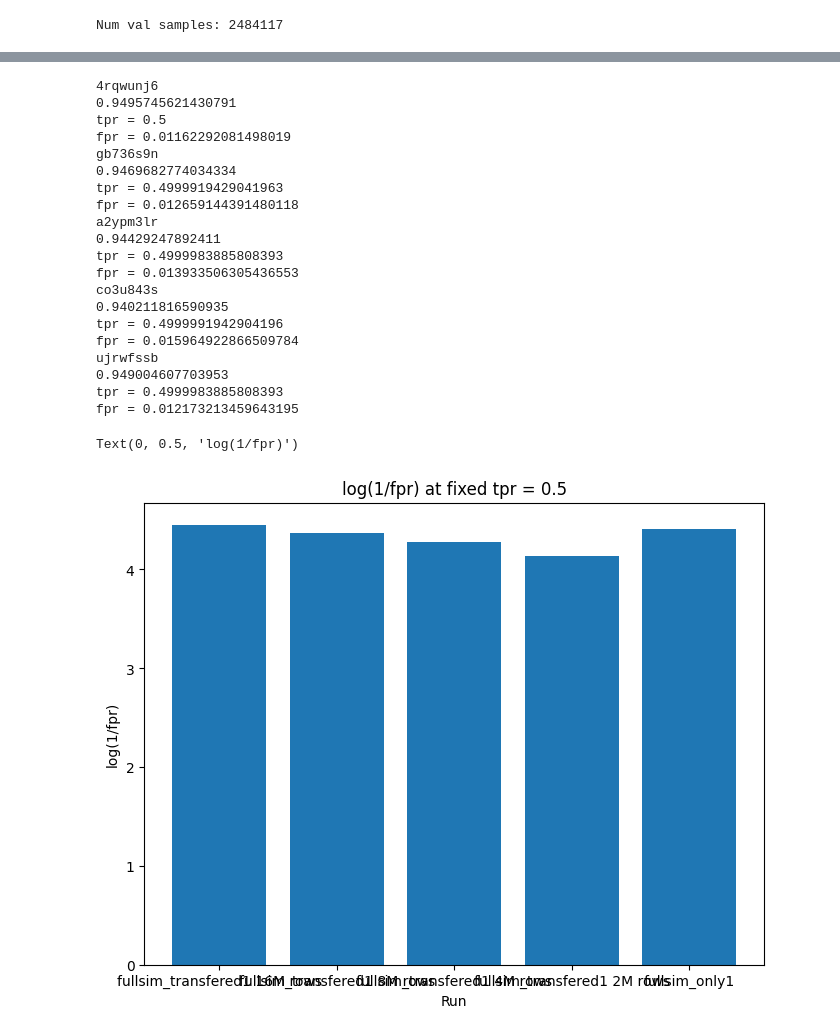
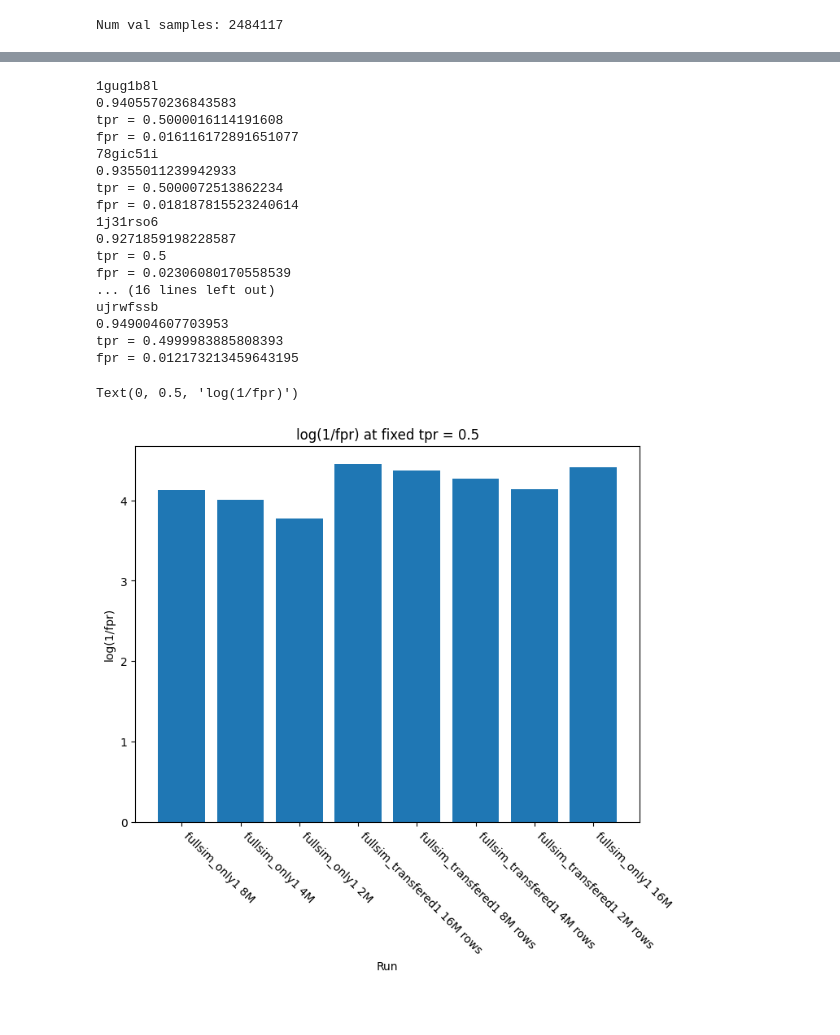
Before and after one commit to evilpegasus/transfer-learning, a Jupyter notebook: plots.ipynb, the cells around one changed output, grey strips where cells are left out. Cells and saved outputs as stored; diff of their text form; code cells hidden in the pictures; blank space fills up the shorter version.

Commit message:
plots with  new runs of fullsim only 2 4 8M rows

```diff
--- a/plots.ipynb
+++ b/plots.ipynb
@@ -132,7 +144,7 @@ test_preprocess_filepaths = [test_dir_preprocess + name for name in test_preproc
 
 DatasetClassToUse = data_utils.H5DatasetLoadAll
 
-test_dataset = DatasetClassToUse(test_preprocess_filepaths[-1:], max_rows=MAX_ROWS, reverse_data=True)
+test_dataset = DatasetClassToUse(test_preprocess_filepaths, max_rows=MAX_ROWS, reverse_data=True)
 test_dataloader = data_utils.JaxDataLoader(test_dataset, batch_size=BATCH_SIZE, shuffle=False)
 print(f"Num val samples: {len(test_dataset)}")
 # %% [output]
@@ -213,0 +232,25 @@ roc_auc = 0.949004607703953
+# %%
+# sperate plots for each num rows
+NUM_ROWS = [2048000, 4096000, 8192000, 16384000]
+
+for num_rows in NUM_ROWS:
+  plt.figure(figsize=(8,6))
+  for run in runs:
+    if run.config["seed"] != 1:
+      continue
+    if run.config["train_samples"] != num_rows:
+      continue
+    print(f"{run.name}: {run.id} (seed: {run.config['seed']})")
+    y_true, y_pred = output_dict[run.id]
+    fpr, tpr, thresholds = roc_curve(y_true, y_pred)
+    roc_auc = auc(fpr, tpr)
+    print(f"roc_auc = {roc_auc}")
+    plt.plot(fpr, tpr, label = f'{run.name} AUC = %0.5f' % roc_auc, linewidth=1.0)
+  plt.title(f"Receiver Operating Characteristic (num_rows = {num_rows})")
+  plt.legend(loc = 'upper left')
+  plt.plot([0, 1], [0, 1],'r--')
+  plt.xlim([0, 0.25])
+  plt.ylim([0.75, 1])
+  plt.ylabel('True Positive Rate')
+  plt.xlabel('False Positive Rate')
+  plt.show()
@@ -251,49 +305,47 @@ ujrwfssb
 
 fixed_tpr = 0.5
 plt.figure(figsize=(8,6))
 xaxis_runes = []
 heights = []
 for run in runs:
   if run.id not in output_dict:
     continue
   print(run.id)
   xaxis_runes.append(run.name)
   y_true, y_pred = output_dict[run.id]
   fpr, tpr, thresholds = roc_curve(y_true, y_pred)
   roc_auc = auc(fpr, tpr)
   print(roc_auc)
   idx = np.argmin((tpr - fixed_tpr)**2)
   print(f"tpr = {tpr[idx]}")
   print(f"fpr = {fpr[idx]}")
   heights.append(np.log(1 / (fpr[idx] + EPS)))
 # bar plot
 plt.bar(xaxis_runes, heights)
 plt.title(f"log(1/fpr) at fixed tpr = {fixed_tpr}")
 plt.xlabel("Run")
+plt.xticks(rotation=-45, ha="left")
 plt.ylabel("log(1/fpr)")
 # %% [output]
-4rqwunj6
-0.9495745621430791
+1gug1b8l
+0.9405570236843583
+tpr = 0.5000016114191608
+fpr = 0.016116172891651077
+78gic51i
+0.9355011239942933
+tpr = 0.5000072513862234
+fpr = 0.018187815523240614
+1j31rso6
+0.9271859198228587
 tpr = 0.5
-fpr = 0.01162292081498019
-gb736s9n
-0.9469682774034334
-tpr = 0.4999919429041963
-fpr = 0.012659144391480118
-a2ypm3lr
-0.94429247892411
-tpr = 0.4999983885808393
-fpr = 0.013933506305436553
-co3u843s
-0.940211816590935
-tpr = 0.4999991942904196
-fpr = 0.015964922866509784
+fpr = 0.02306080170558539
+... (16 lines left out)
 ujrwfssb
 0.949004607703953
 tpr = 0.4999983885808393
 fpr = 0.012173213459643195
 Text(0, 0.5, 'log(1/fpr)')
-[figure, old version]
+[figure, new version]
 # %%
 # make a plot for training speed
 # baseline vs pretrained
```
Also changed, not shown: parts of 5 cells of this notebook.
